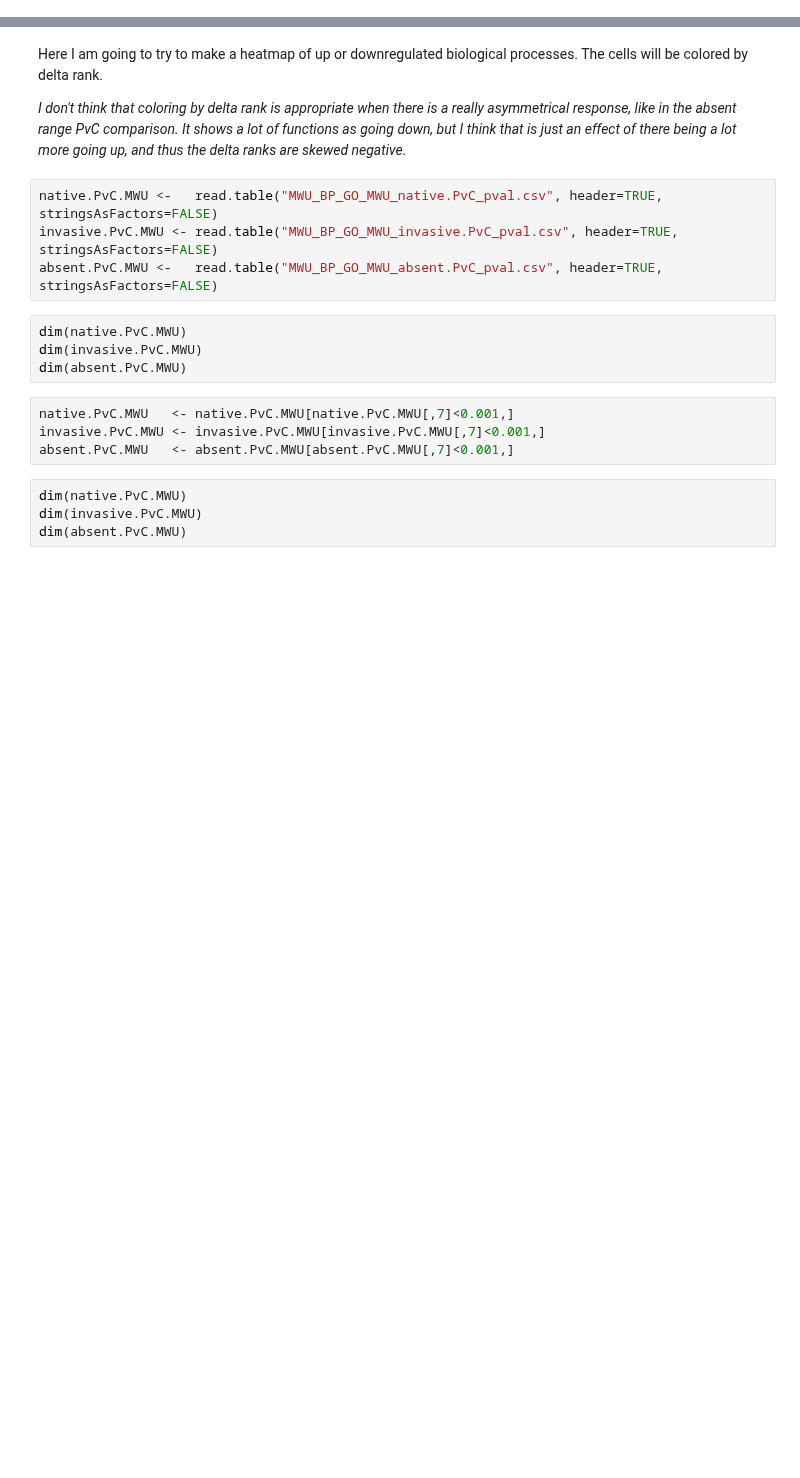
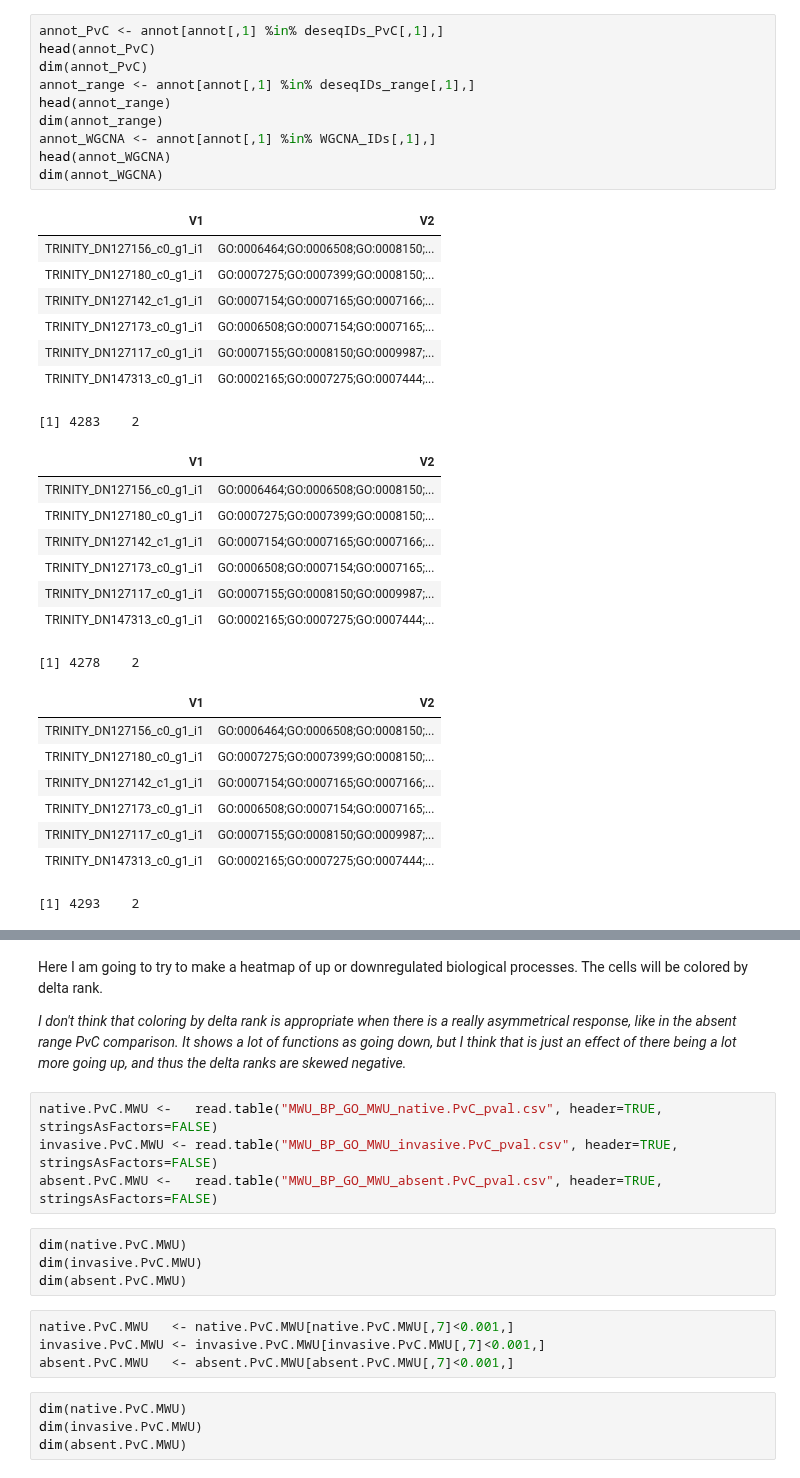
Before and after one commit to tepoltlab/RhithroLoxo_DE, a Jupyter notebook: GO_MWU/GO_MWU.ipynb, the cells around one changed output, grey strips where cells are left out. Cells and saved outputs as stored; diff of their text form; blank space fills up the shorter version.

```diff
--- a/GO_MWU/GO_MWU.ipynb
+++ b/GO_MWU/GO_MWU.ipynb
@@ -12,0 +69,35 @@ Also, before running this, you need to have already run the differential express
+# %%
+annot_PvC <- annot[annot[,1] %in% deseqIDs_PvC[,1],]
+head(annot_PvC)
+dim(annot_PvC)
+annot_range <- annot[annot[,1] %in% deseqIDs_range[,1],]
+head(annot_range)
+dim(annot_range)
+annot_WGCNA <- annot[annot[,1] %in% WGCNA_IDs[,1],]
+head(annot_WGCNA)
+dim(annot_WGCNA)
+# %% [output]
+| V1 | V2 |
+| TRINITY_DN127156_c0_g1_i1 | GO:0006464;GO:0006508;GO:0008150;... |
+| TRINITY_DN127180_c0_g1_i1 | GO:0007275;GO:0007399;GO:0008150;... |
+| TRINITY_DN127142_c1_g1_i1 | GO:0007154;GO:0007165;GO:0007166;... |
+| TRINITY_DN127173_c0_g1_i1 | GO:0006508;GO:0007154;GO:0007165;... |
+| TRINITY_DN127117_c0_g1_i1 | GO:0007155;GO:0008150;GO:0009987;... |
+| TRINITY_DN147313_c0_g1_i1 | GO:0002165;GO:0007275;GO:0007444;... |
+[1] 4283    2
+| V1 | V2 |
+| TRINITY_DN127156_c0_g1_i1 | GO:0006464;GO:0006508;GO:0008150;... |
+| TRINITY_DN127180_c0_g1_i1 | GO:0007275;GO:0007399;GO:0008150;... |
+| TRINITY_DN127142_c1_g1_i1 | GO:0007154;GO:0007165;GO:0007166;... |
+| TRINITY_DN127173_c0_g1_i1 | GO:0006508;GO:0007154;GO:0007165;... |
+| TRINITY_DN127117_c0_g1_i1 | GO:0007155;GO:0008150;GO:0009987;... |
+| TRINITY_DN147313_c0_g1_i1 | GO:0002165;GO:0007275;GO:0007444;... |
+[1] 4278    2
+| V1 | V2 |
+| TRINITY_DN127156_c0_g1_i1 | GO:0006464;GO:0006508;GO:0008150;... |
+| TRINITY_DN127180_c0_g1_i1 | GO:0007275;GO:0007399;GO:0008150;... |
+| TRINITY_DN127142_c1_g1_i1 | GO:0007154;GO:0007165;GO:0007166;... |
+| TRINITY_DN127173_c0_g1_i1 | GO:0006508;GO:0007154;GO:0007165;... |
+| TRINITY_DN127117_c0_g1_i1 | GO:0007155;GO:0008150;GO:0009987;... |
+| TRINITY_DN147313_c0_g1_i1 | GO:0002165;GO:0007275;GO:0007444;... |
+[1] 4293    2
```
Also changed, not shown: parts of 13 cells of this notebook, 53 other files.
